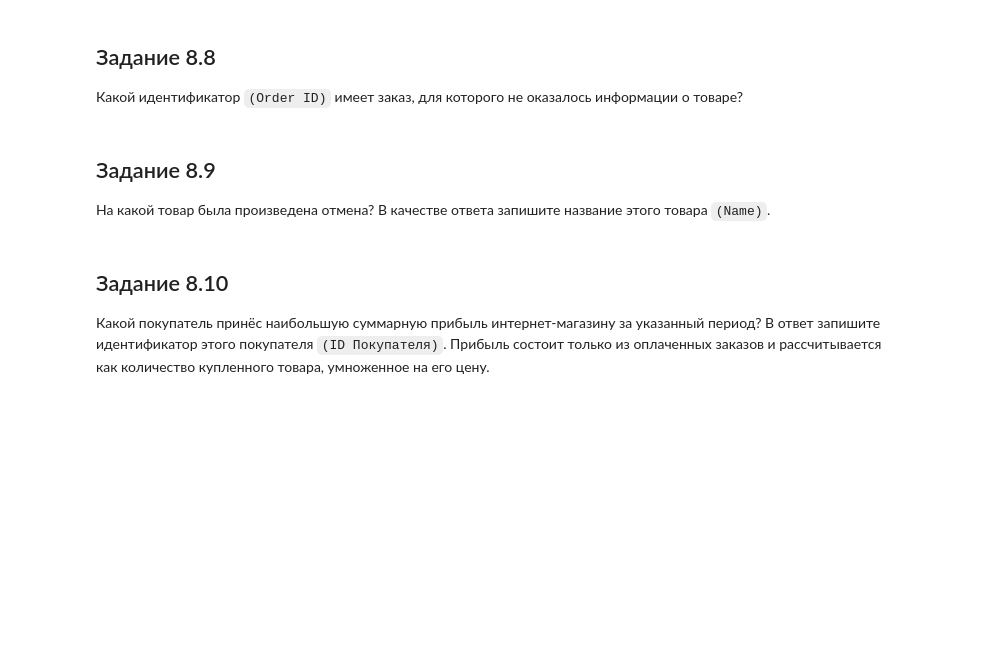
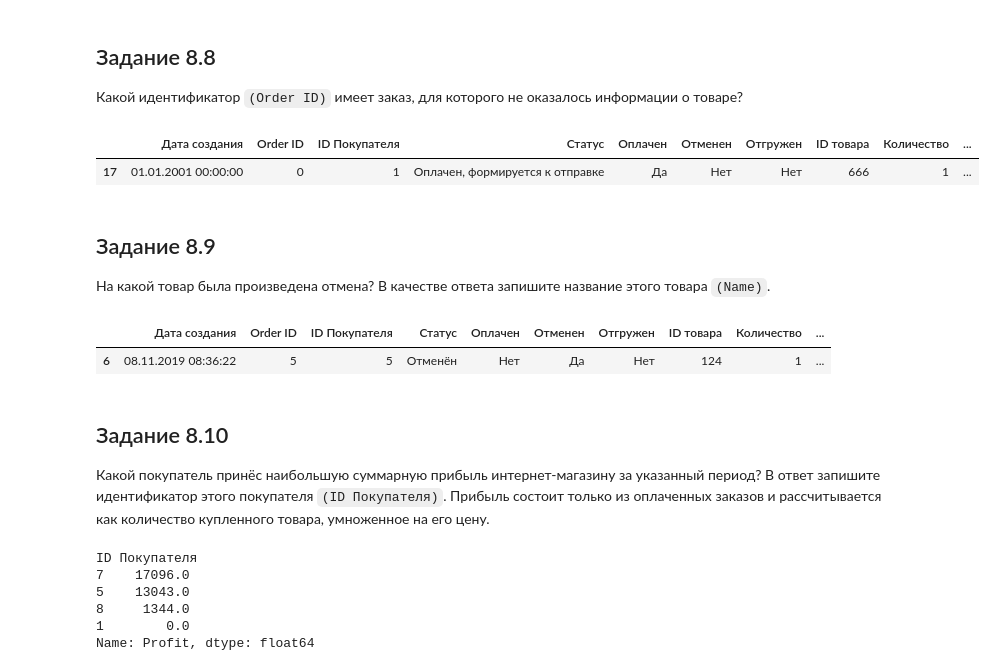
Before and after one commit to bugab0o/sfds.python12.advanced_data_manipulation_techniques_in_pandas, a Jupyter notebook: python12.ipynb, the cells around one changed output. Drawn from its saved outputs; the diff is of its cells as text; code cells hidden in the pictures; blank space fills up the shorter version.

```diff
--- a/python12.ipynb
+++ b/python12.ipynb
@@ -1610,14 +1632,44 @@ products.head(2)
 ## Задание 8.8
 
 Какой идентификатор `(Order ID)` имеет заказ, для которого не оказалось информации о товаре?
+# %%
+orders_products = orders.merge(
+    products,
+    left_on='ID товара',
+    right_on='Product_ID',
+    how='left'
+)
+# %%
+orders_products[orders_products['Name'].isna()]
+# 0
+# %% [output]
+|  | Дата создания | Order ID | ID Покупателя | Статус | Оплачен | Отменен | Отгружен | ID товара | Количество | ... |
+| 17 | 01.01.2001 00:00:00 | 0 | 1 | Оплачен, формируется к отправке | Да | Нет | Нет | 666 | 1 | ... |
 # %% [markdown]
 ## Задание 8.9
 
 На какой товар была произведена отмена?
 В качестве ответа запишите название этого товара `(Name)`.
+# %%
+orders_products[orders_products['Отменен'] == 'Да']
+# Носки беговые Camino
+# %% [output]
+|  | Дата создания | Order ID | ID Покупателя | Статус | Оплачен | Отменен | Отгружен | ID товара | Количество | ... |
+| 6 | 08.11.2019 08:36:22 | 5 | 5 | Отменён | Нет | Да | Нет | 124 | 1 | ... |
 # %% [markdown]
 ## Задание 8.10
 
 Какой покупатель принёс наибольшую суммарную прибыль интернет-магазину за указанный период?
 В ответ запишите идентификатор этого покупателя `(ID Покупателя)`.
 Прибыль состоит только из оплаченных заказов и рассчитывается как количество купленного товара, умноженное на его цену.
+# %%
+orders_products['Profit'] = orders_products['Price'] * orders_products['Количество']
+orders_products[orders_products['Оплачен'] == 'Да'].groupby('ID Покупателя')['Profit'].sum().sort_values(ascending=False)
+# 7
+# %% [output]
+ID Покупателя
+7    17096.0
+5    13043.0
+8     1344.0
+1        0.0
+Name: Profit, dtype: float64
```
Also changed, not shown: parts of 67 cells of this notebook.
